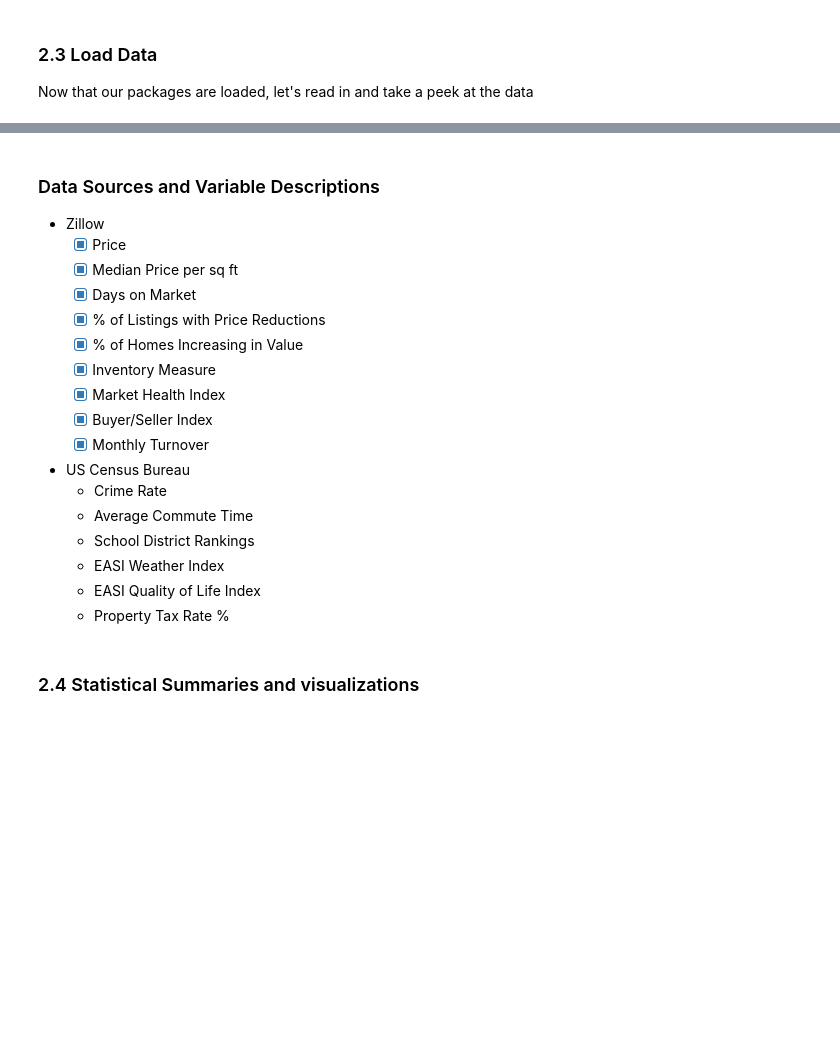
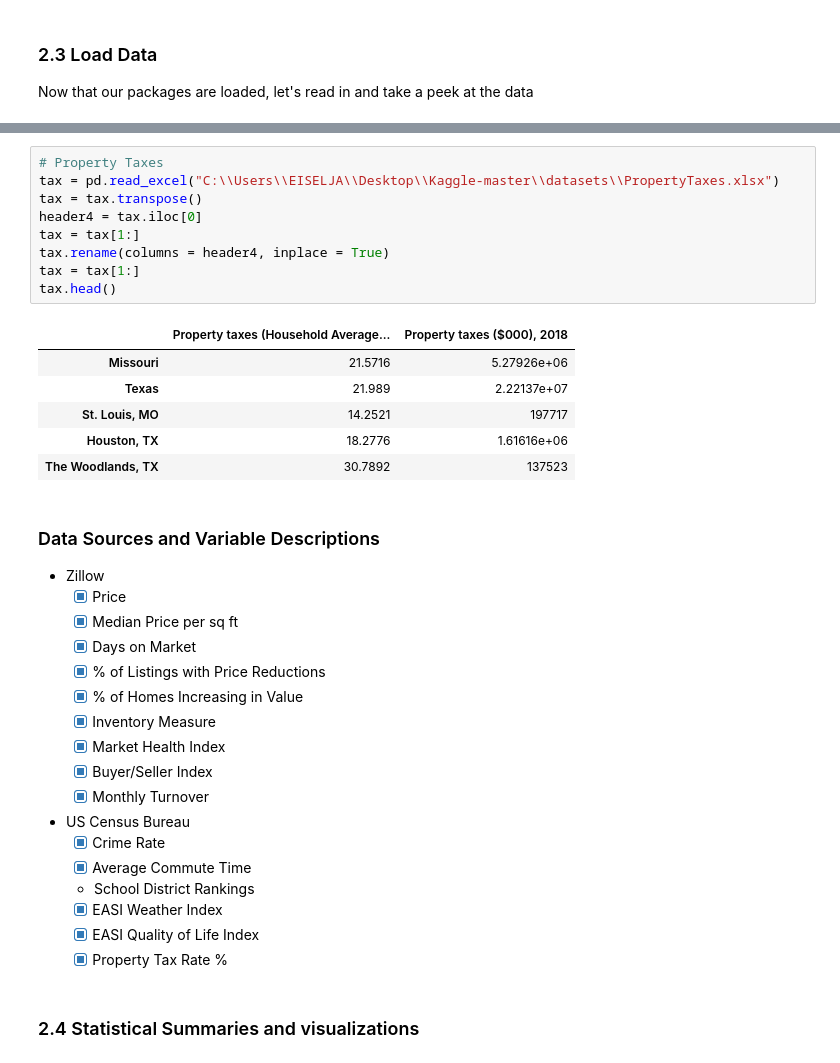
Before and after one commit to jmeisele/Kaggle, a Jupyter notebook: MarketingFinalRealEstate.ipynb, the cells around one changed output, grey strips where cells are left out. Saved outputs shown, nothing was run; the diff lists cells and outputs as text; blank space fills up the shorter version.

```diff
--- a/MarketingFinalRealEstate.ipynb
+++ b/MarketingFinalRealEstate.ipynb
@@ -244,3 +287,19 @@ price_red.head()
+# %%
+# Property Taxes
+tax = pd.read_excel("C:\\Users\\EISELJA\\Desktop\\Kaggle-master\\datasets\\PropertyTaxes.xlsx")
+tax = tax.transpose()
+header4 = tax.iloc[0]
+tax = tax[1:]
+tax.rename(columns = header4, inplace = True)
+tax = tax[1:]
+tax.head()
+# %% [output]
+|  | Property taxes (Household Average... | Property taxes ($000), 2018 |
+| Missouri | 21.5716 | 5.27926e+06 |
+| Texas | 21.989 | 2.22137e+07 |
+| St. Louis, MO | 14.2521 | 197717 |
+| Houston, TX | 18.2776 | 1.61616e+06 |
+| The Woodlands, TX | 30.7892 | 137523 |
 # %% [markdown]
 ### Data Sources and Variable Descriptions
 - Zillow
@@ -254,12 +313,12 @@ price_red.head()
     - [X] Buyer/Seller Index
     - [X] Monthly Turnover
 - US Census Bureau
-    - Crime Rate
-    - Average Commute Time
+    - [X] Crime Rate
+    - [X] Average Commute Time
     - School District Rankings
-    - EASI Weather Index
-    - EASI Quality of Life Index
-    - Property Tax Rate %
+    - [X] EASI Weather Index
+    - [X] EASI Quality of Life Index
+    - [X] Property Tax Rate %
 # %% [markdown]
 ### 2.4 Statistical Summaries and visualizations
 # %%
```
Also changed, not shown: parts of 13 cells of this notebook.
